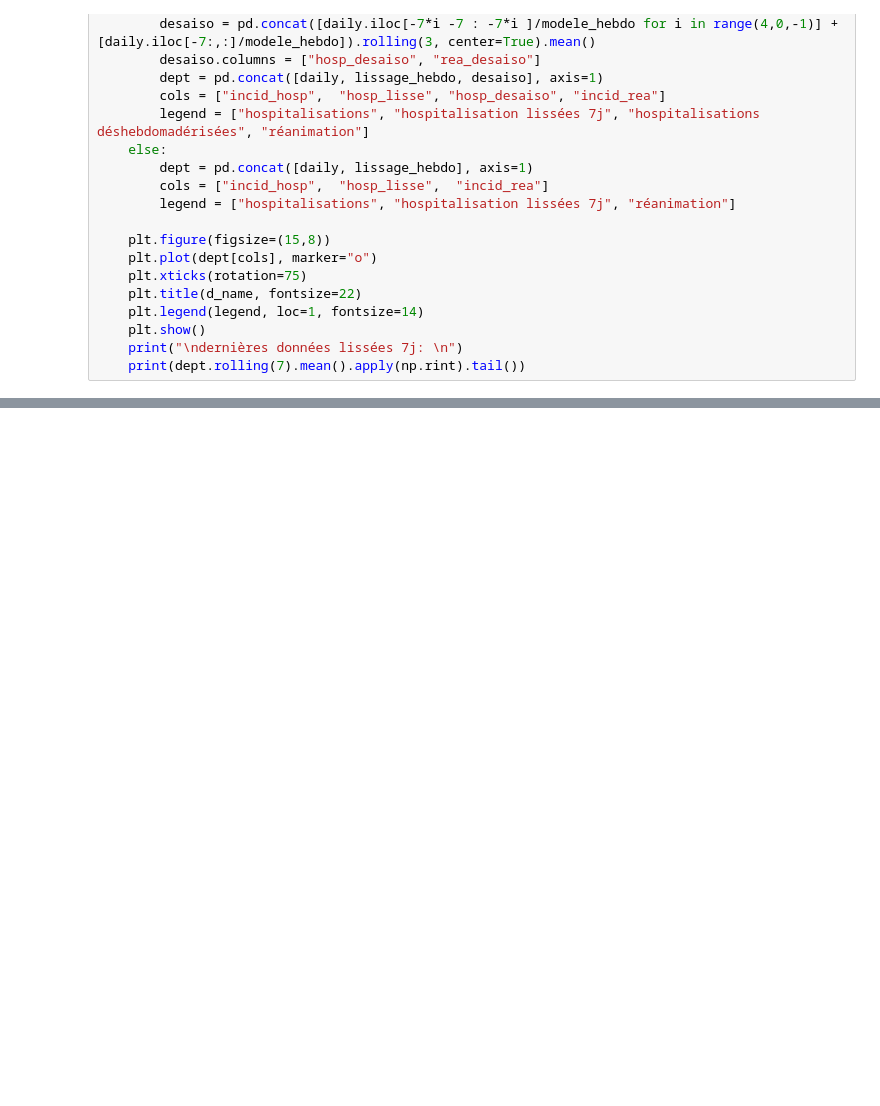
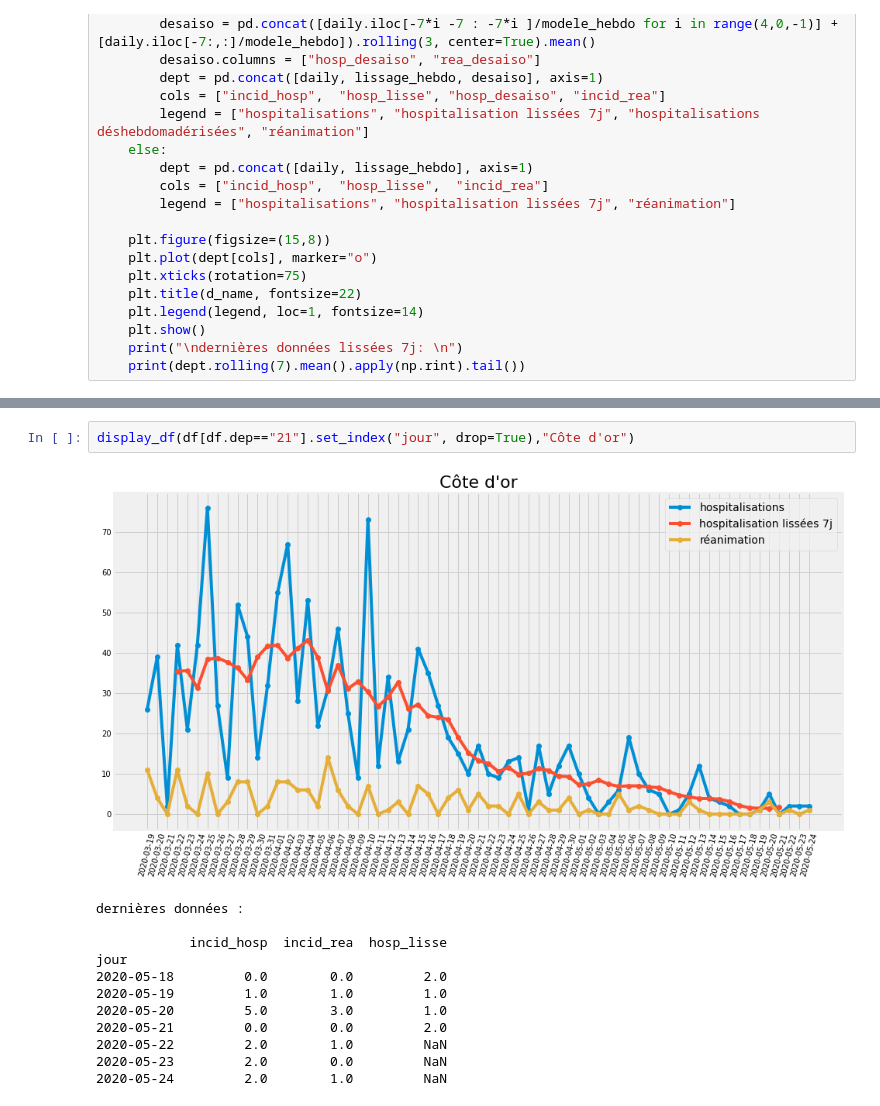
Before and after one commit to paulantoine/covid_dept, a Jupyter notebook: covid.ipynb, the cells around one changed output, grey strips where cells are left out. Saved outputs shown, nothing was run; the diff lists cells and outputs as text; blank space fills up the shorter version.

```diff
--- a/covid.ipynb
+++ b/covid.ipynb
@@ -217,0 +241,15 @@ dernières données :
+# %%
+display_df(df[df.dep=="21"].set_index("jour", drop=True),"Côte d'or")
+# %% [output]
+[figure, added]
+dernières données :
+
+            incid_hosp  incid_rea  hosp_lisse
+jour
+2020-05-18         0.0        0.0         2.0
+2020-05-19         1.0        1.0         1.0
+2020-05-20         5.0        3.0         1.0
+2020-05-21         0.0        0.0         2.0
+2020-05-22         2.0        1.0         NaN
+2020-05-23         2.0        0.0         NaN
+2020-05-24         2.0        1.0         NaN
```
Also changed, not shown: parts of 11 cells of this notebook.
